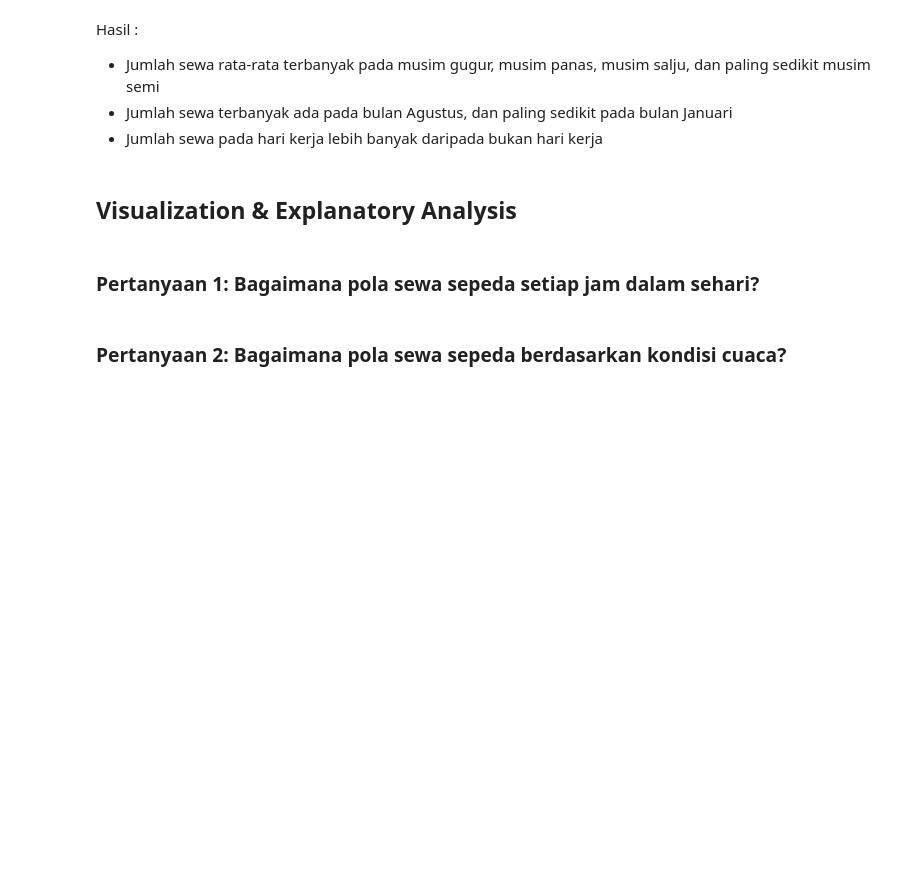
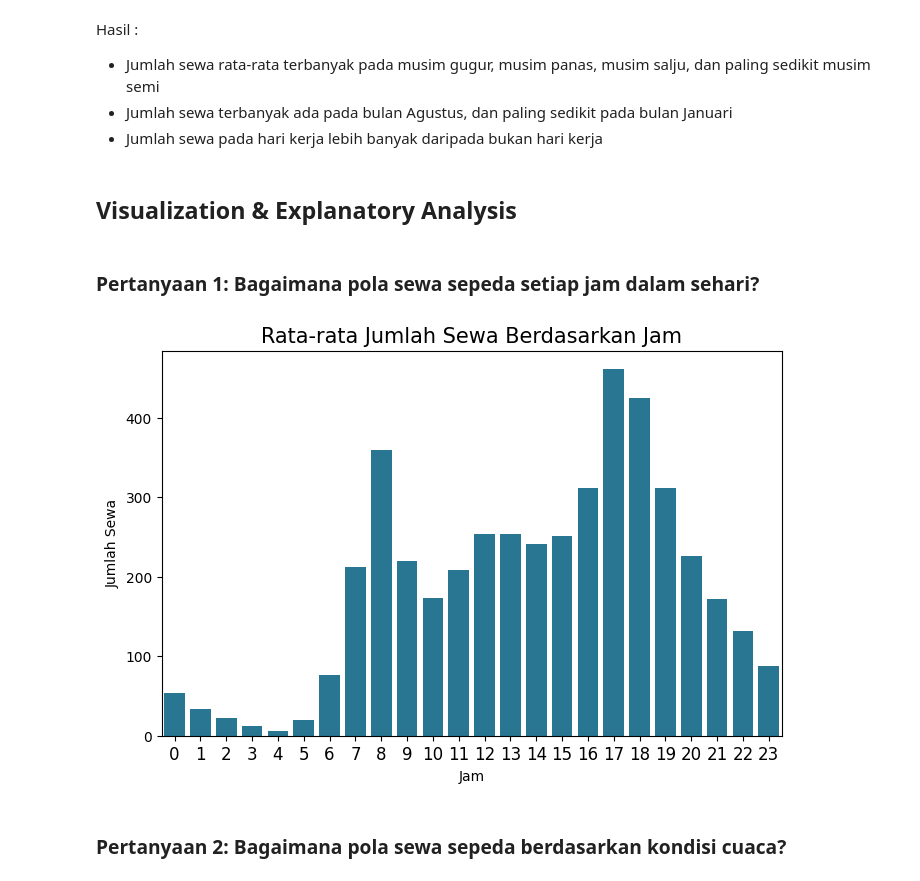
Before and after one commit to IrfanArsyananda/Analisis-Data-dengan-Python, a Jupyter notebook: Submission/notebook.ipynb, the cells around one changed output. Saved outputs shown, nothing was run; the diff lists cells and outputs as text; code cells hidden in the pictures; blank space fills up the shorter version.

```diff
--- a/Submission/notebook.ipynb
+++ b/Submission/notebook.ipynb
@@ -524,7 +525,34 @@ Hasil :
 - Jumlah sewa pada hari kerja lebih banyak daripada bukan hari kerja
 # %% [markdown]
 ## Visualization & Explanatory Analysis
+# %%
+# Membuat fungsi untuk generate warna
+def make_color(n):
+  color = []
+  for i in range(n):
+    r = lambda: random.randint(0,255)
+    ranhex= '#%02X%02X%02X' % (r(),r(),r())
+    color.append(ranhex)
+  return color
 # %% [markdown]
 ### Pertanyaan 1: Bagaimana pola sewa sepeda setiap jam dalam sehari?
+# %%
+# Rata-rata jumlah sewa berdasarkan jam
+byhr = hour_df.groupby(by="hr").cnt.mean().reset_index()
+
+plt.figure(figsize=(8, 5))
+sns.barplot(
+    y="cnt",
+    x="hr",
+    data=byhr.sort_values(by="hr", ascending=True),
+    palette=make_color(1)
+)
+plt.title("Rata-rata Jumlah Sewa Berdasarkan Jam", loc="center", fontsize=15)
+plt.ylabel("Jumlah Sewa")
+plt.xlabel("Jam")
+plt.tick_params(axis='x', labelsize=12)
+plt.show()
+# %% [output]
+[figure, added]
 # %% [markdown]
 ### Pertanyaan 2: Bagaimana pola sewa sepeda berdasarkan kondisi cuaca?
```
Also changed, not shown: parts of 11 cells of this notebook.
